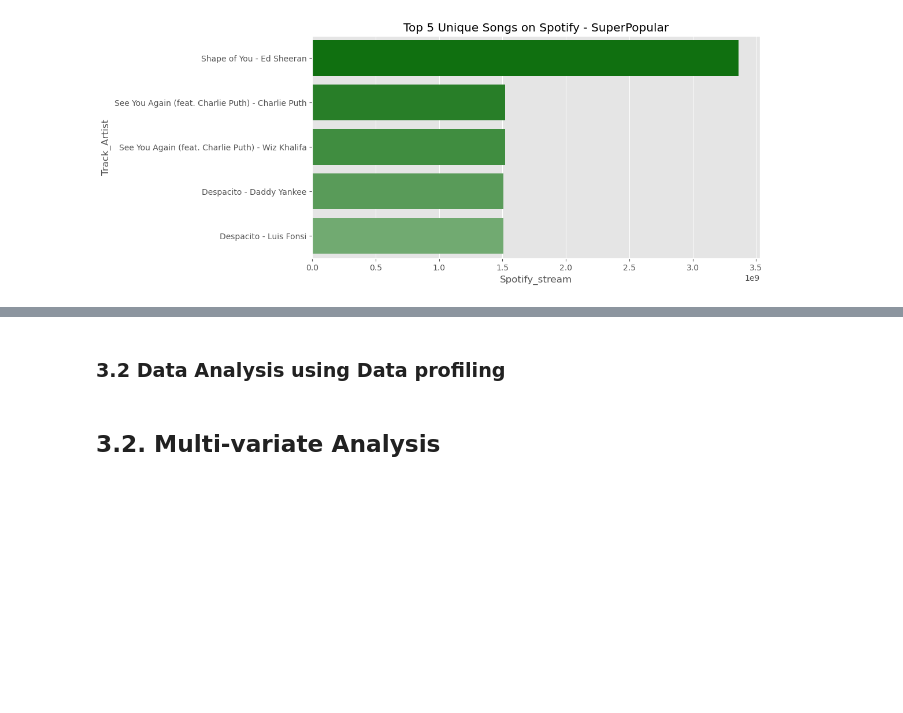
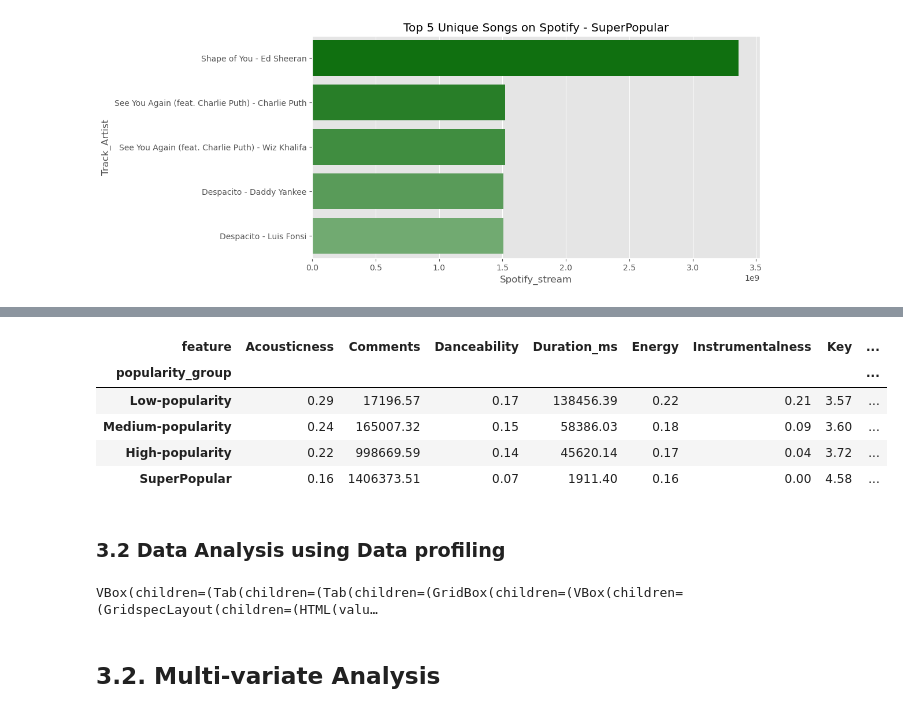
Before and after one commit to Edu126/Music-Analytics, a Jupyter notebook: music-analytics.ipynb, the cells around one changed output, grey strips where cells are left out. Cells and saved outputs as stored; diff of their text form; code cells hidden in the pictures; blank space fills up the shorter version.

```diff
--- a/music-analytics.ipynb
+++ b/music-analytics.ipynb
@@ -341,3 +384,20 @@ for group in df_completed['popularity_group'].unique():
+# %%
+# Lets understand how the artis play with the previous mean, imagine this is like how the song moves above or below from the mean.
+
+# Group by 'popularity_group' and 'feature', and calculate the standa deviation
+df_pivot = df_melted.groupby(['popularity_group', 'feature'])['value'].std().unstack()
+
+# Reindex the DataFrame to have an easier comparable visual
+df_pivot = df_pivot.reindex(groups_ordered)
+
+df_pivot.style.background_gradient(cmap='BuGn').set_precision(2)
+# %% [output]
+| feature | Acousticness | Comments | Danceability | Duration_ms | Energy | Instrumentalness | Key | ... |
+| popularity_group |  |  |  |  |  |  |  | ... |
+| Low-popularity | 0.29 | 17196.57 | 0.17 | 138456.39 | 0.22 | 0.21 | 3.57 | ... |
+| Medium-popularity | 0.24 | 165007.32 | 0.15 | 58386.03 | 0.18 | 0.09 | 3.60 | ... |
+| High-popularity | 0.22 | 998669.59 | 0.14 | 45620.14 | 0.17 | 0.04 | 3.72 | ... |
+| SuperPopular | 0.16 | 1406373.51 | 0.07 | 1911.40 | 0.16 | 0.00 | 4.58 | ... |
 # %% [markdown]
 ### 3.2 Data Analysis using Data profiling
 # %%
@@ -349,7 +409,9 @@ profile = ProfileReport(df, title='Pandas Profiling Report'
                         ,type_schema=data_types)
 # %%
 #Profile to jupyter notebook
-#profile.to_widgets()
+profile.to_widgets()
+# %% [output]
+VBox(children=(Tab(children=(Tab(children=(GridBox(children=(VBox(children=(GridspecLayout(children=(HTML(valu…
 # %% [markdown]
 ## 3.2. Multi-variate Analysis
 # %%
```
Also changed, not shown: parts of 20 cells of this notebook.
